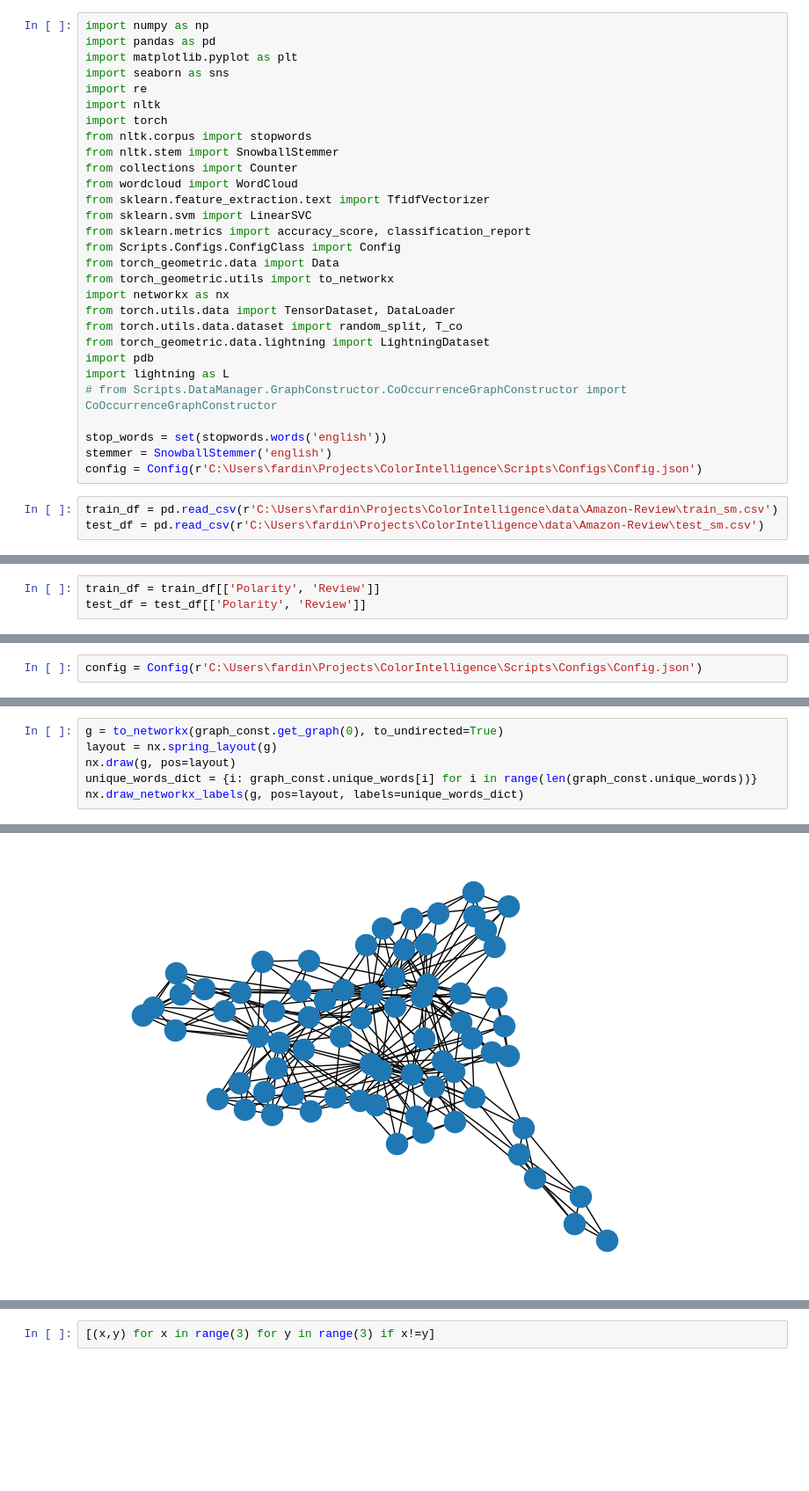
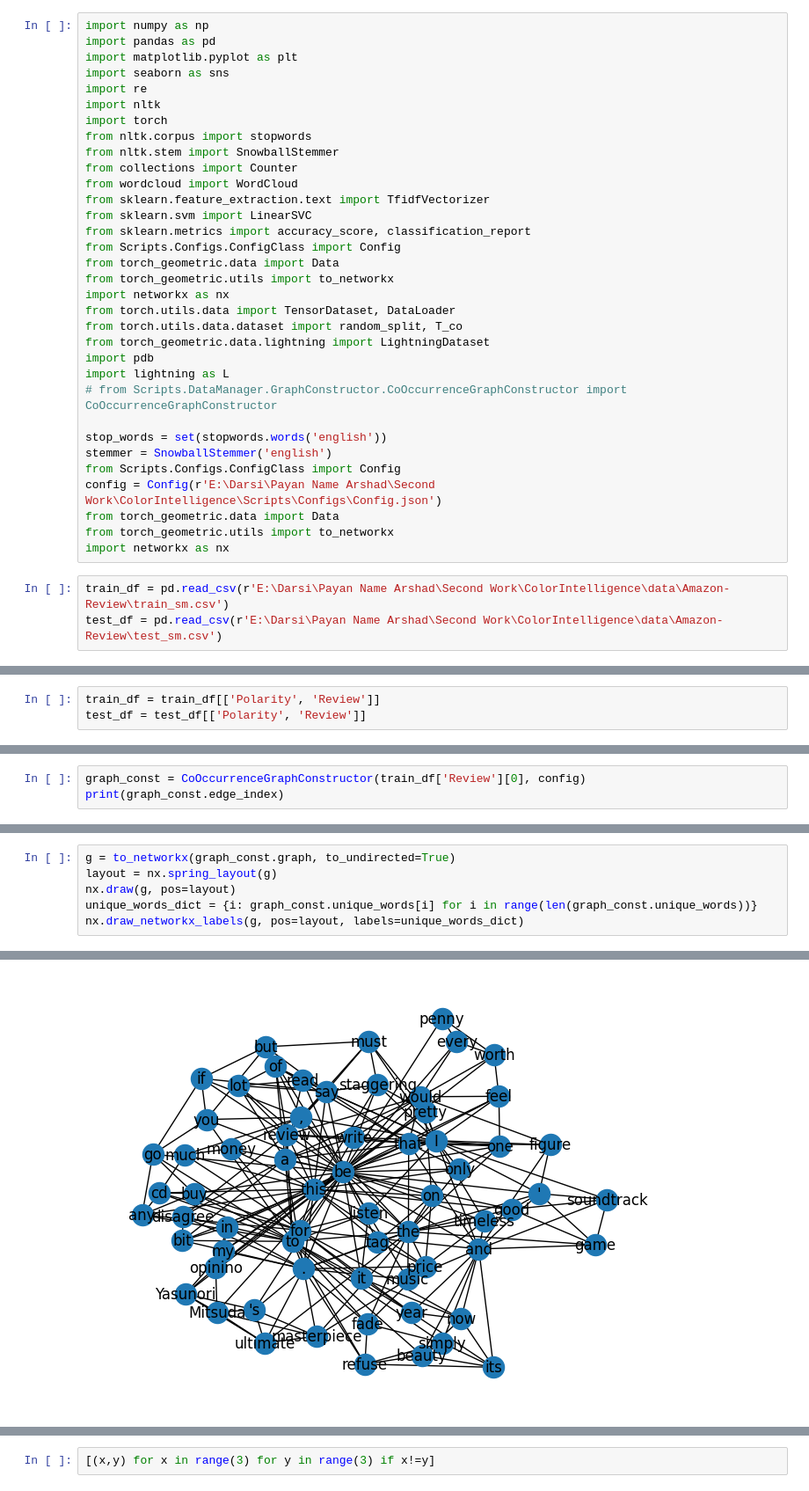
Before and after one commit to raziehAskarizade/Beyond-Words, a Jupyter notebook: Practices/GraphConstruction/TextToGraph/SimpleTextGraph/SimpleTextGraph2.ipynb, the cells around one changed output, grey strips where cells are left out. Shown at 88% size. Cells and saved outputs as stored; diff of their text form; blank space fills up the shorter version.

```diff
--- a/Practices/GraphConstruction/TextToGraph/SimpleTextGraph/SimpleTextGraph2.ipynb
+++ b/Practices/GraphConstruction/TextToGraph/SimpleTextGraph/SimpleTextGraph2.ipynb
@@ -26,10 +26,14 @@ import lightning as L
 
 stop_words = set(stopwords.words('english'))
 stemmer = SnowballStemmer('english')
-config = Config(r'C:\Users\fardin\Projects\ColorIntelligence\Scripts\Configs\Config.json')
+from Scripts.Configs.ConfigClass import Config
+config = Config(r'E:\Darsi\Payan Name Arshad\Second Work\ColorIntelligence\Scripts\Configs\Config.json')
+from torch_geometric.data import Data
+from torch_geometric.utils import to_networkx
+import networkx as nx
 # %%
-train_df = pd.read_csv(r'C:\Users\fardin\Projects\ColorIntelligence\data\Amazon-Review\train_sm.csv')
-test_df = pd.read_csv(r'C:\Users\fardin\Projects\ColorIntelligence\data\Amazon-Review\test_sm.csv')
+train_df = pd.read_csv(r'E:\Darsi\Payan Name Arshad\Second Work\ColorIntelligence\data\Amazon-Review\train_sm.csv')
+test_df = pd.read_csv(r'E:\Darsi\Payan Name Arshad\Second Work\ColorIntelligence\data\Amazon-Review\test_sm.csv')
 # %%
 train_df.columns = ['Polarity', 'Title', 'Review']
 test_df.columns = ['Polarity', 'Title', 'Review']
@@ -51,2 +42,0 @@ len(train_df['Review'])
-# %%
-config = Config(r'C:\Users\fardin\Projects\ColorIntelligence\Scripts\Configs\Config.json')
@@ -275,0 +43,3 @@ execution time in second: 0.0009999275207519531
+# %%
+graph_const = CoOccurrenceGraphConstructor(train_df['Review'][0], config)
+print(graph_const.edge_index)
@@ -276,5 +53,5 @@ execution time in second: 0.0009999275207519531
 # %%
-g = to_networkx(graph_const.get_graph(0), to_undirected=True)
+g = to_networkx(graph_const.graph, to_undirected=True)
 layout = nx.spring_layout(g)
 nx.draw(g, pos=layout)
 unique_words_dict = {i: graph_const.unique_words[i] for i in range(len(graph_const.unique_words))}
@@ -284 +77 @@ AttributeError: 'CoOccurrenceGraphConstructor' object has no attribute 'unique_w
-[figure, old version]
+[figure, new version]
```
Also changed, not shown: parts of 19 cells of this notebook, 3 other files.
